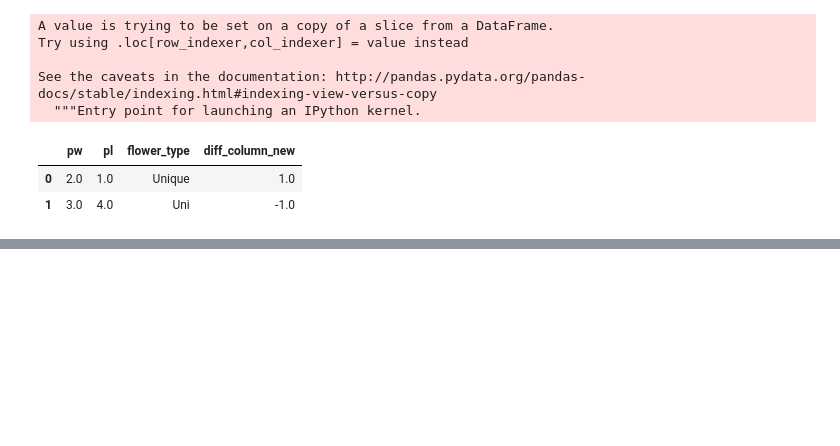
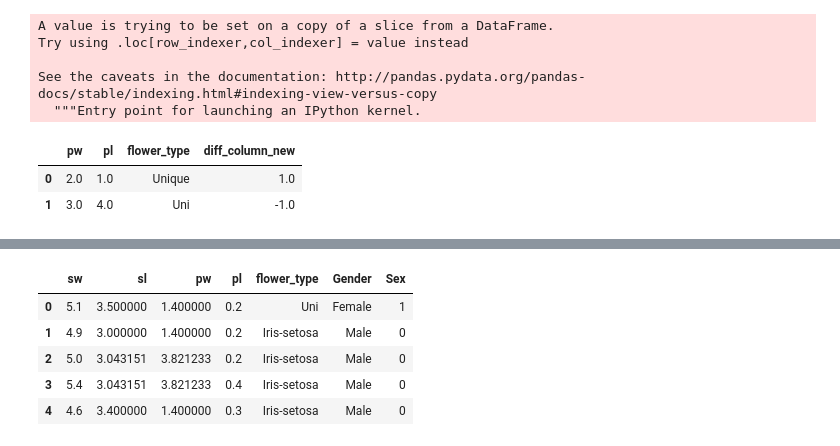
Before and after one commit to tanishq9/IPyNotebooks, a Jupyter notebook: Pandas.ipynb, the cells around one changed output, grey strips where cells are left out. Drawn from its saved outputs; the diff is of its cells as text; code cells hidden in the pictures; blank space fills up the shorter version.

```diff
--- a/Pandas.ipynb
+++ b/Pandas.ipynb
@@ -240,3 +241,6 @@ See the caveats in the documentation: http://pandas.pydata.org/pandas-docs/stabl
 |  | pw | pl | flower_type | diff_column_new |
 | 0 | 2.0 | 1.0 | Unique | 1.0 |
 | 1 | 3.0 | 4.0 | Uni | -1.0 |
+# %%
+df.iloc[2:4,1:3]=np.nan
+df.head()
@@ -242,0 +254,2 @@ See the caveats in the documentation: http://pandas.pydata.org/pandas-docs/stabl
+# %%
+df.dropna(inplace = True)
@@ -242,0 +265,10 @@ See the caveats in the documentation: http://pandas.pydata.org/pandas-docs/stabl
+# %%
+df.reset_index(inplace=True,drop=True)
+df.head()
+# %% [output]
+|  | sw | sl | pw | pl | flower_type | Gender | Sex |
+| 0 | 5.1 | 3.500000 | 1.400000 | 0.2 | Uni | Female | 1 |
+| 1 | 4.9 | 3.000000 | 1.400000 | 0.2 | Iris-setosa | Male | 0 |
+| 2 | 5.0 | 3.043151 | 3.821233 | 0.2 | Iris-setosa | Male | 0 |
+| 3 | 5.4 | 3.043151 | 3.821233 | 0.4 | Iris-setosa | Male | 0 |
+| 4 | 4.6 | 3.400000 | 1.400000 | 0.3 | Iris-setosa | Male | 0 |
```
Also changed, not shown: parts of 7 cells of this notebook.
